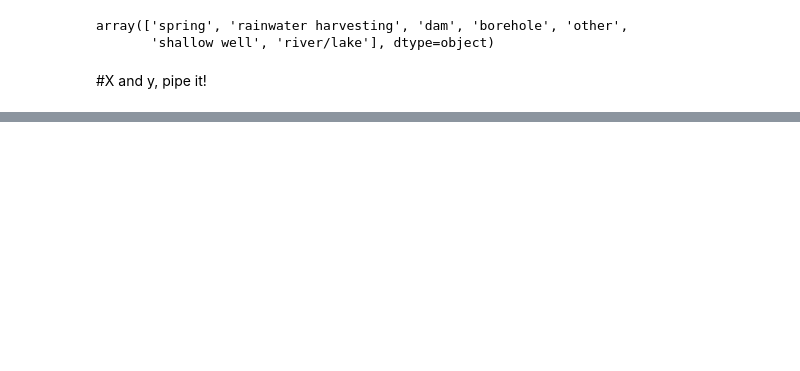
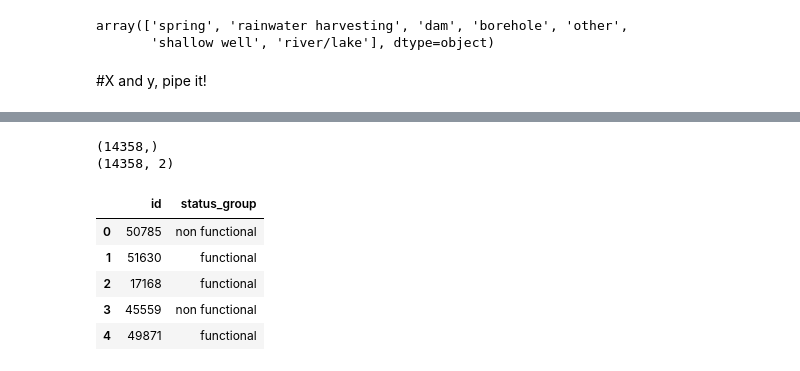
Before and after one commit to veritaem/Project2, a Jupyter notebook: Kaggle_proj.ipynb, the cells around one changed output, grey strips where cells are left out. Cells and saved outputs as stored; diff of their text form; code cells hidden in the pictures; blank space fills up the shorter version.

```diff
--- a/Kaggle_proj.ipynb
+++ b/Kaggle_proj.ipynb
@@ -576,9 +614,18 @@ dtype: int64
 # %%
-#subby = pipeline.predict(Xtdf)
-#print(subby.shape)
-#subby = pd.DataFrame(subby)
-#subs = id.join(subby, rsuffix = '0')
-#subs = subs.rename(index=str, columns={0:'status_group'})
-#print(subs.shape)
-#subs.head()
+subby = pipeline.predict(Xtdf)
+print(subby.shape)
+subby = pd.DataFrame(subby)
+subs = id.join(subby, rsuffix = '0')
+subs = subs.rename(index=str, columns={0:'status_group'})
+print(subs.shape)
+subs.head()
+# %% [output]
+(14358,)
+(14358, 2)
+|  | id | status_group |
+| 0 | 50785 | non functional |
+| 1 | 51630 | functional |
+| 2 | 17168 | functional |
+| 3 | 45559 | non functional |
+| 4 | 49871 | functional |
 # %%
```
Also changed, not shown: parts of 21 cells of this notebook.
